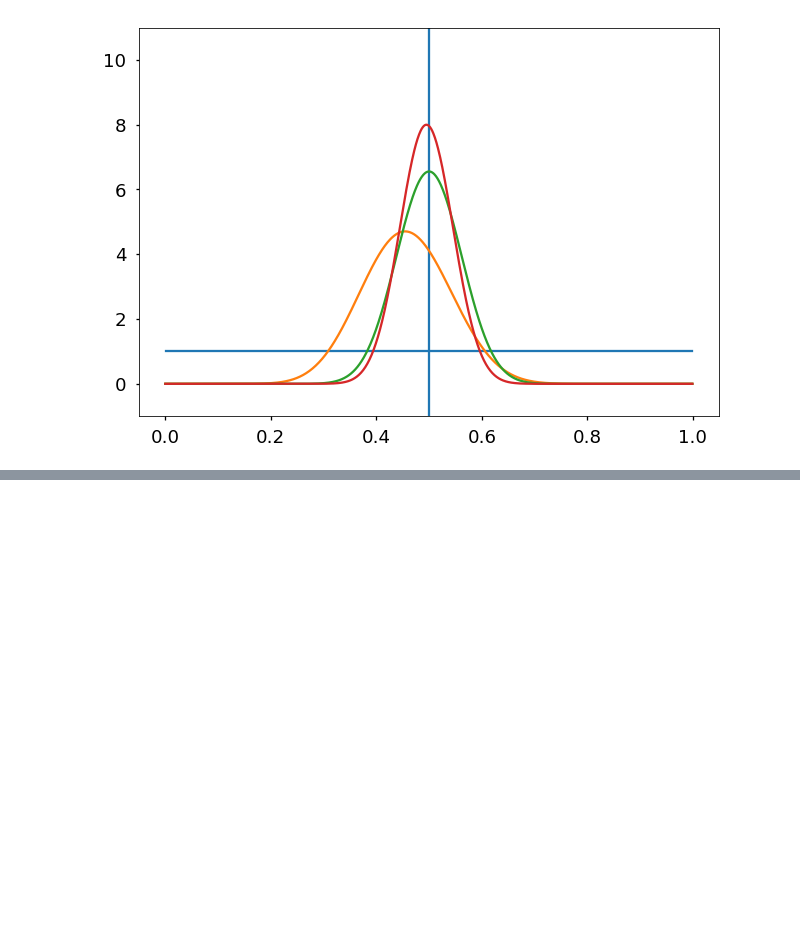
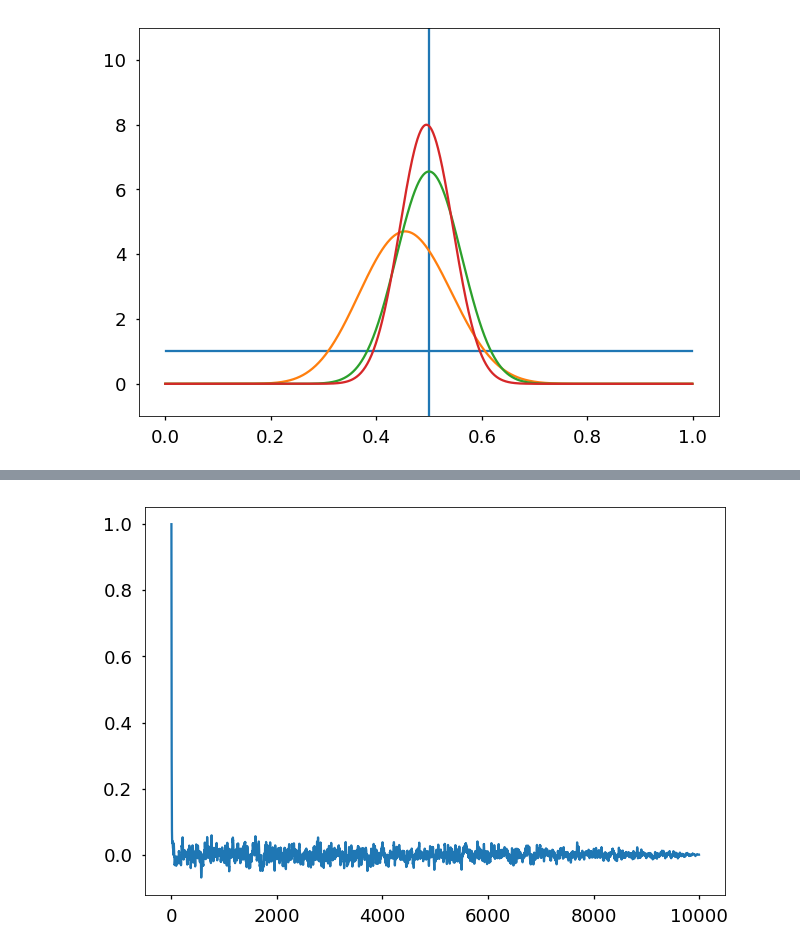
Before and after one commit to andybala/curiousily.github.com, a Jupyter notebook: notebooks/23.ml_basics_baysian_stats.ipynb, the cells around one changed output, grey strips where cells are left out. Saved outputs shown, nothing was run; the diff lists cells and outputs as text; code cells hidden in the pictures; blank space fills up the shorter version.

```diff
--- a/notebooks/23.ml_basics_baysian_stats.ipynb
+++ b/notebooks/23.ml_basics_baysian_stats.ipynb
@@ -292,0 +324,14 @@ go(pheads_prior, 33, c_train)
+# %%
+def lags(x):
+    mean = tf.reduce_mean(x)
+    var = tf.cast(tf.size(x) - 1, tf.float32) * tf.reduce_mean(tf.square(x - mean))
+    ret = tf.map_fn(lambda k: tf.cond(tf.equal(k, 0),
+                                      lambda: var,
+                                      lambda: tf.reduce_sum((x[:-k] - mean) * (x[k:] - mean))),
+                    tf.range(0, tf.size(x)),
+                    dtype=tf.float32)
+    return ret / var
+# %%
+plt.plot(lags(q_pheads.params).eval());
+# %% [output]
+[figure, added]
```
Also changed, not shown: parts of 5 cells of this notebook, 1 other file.
